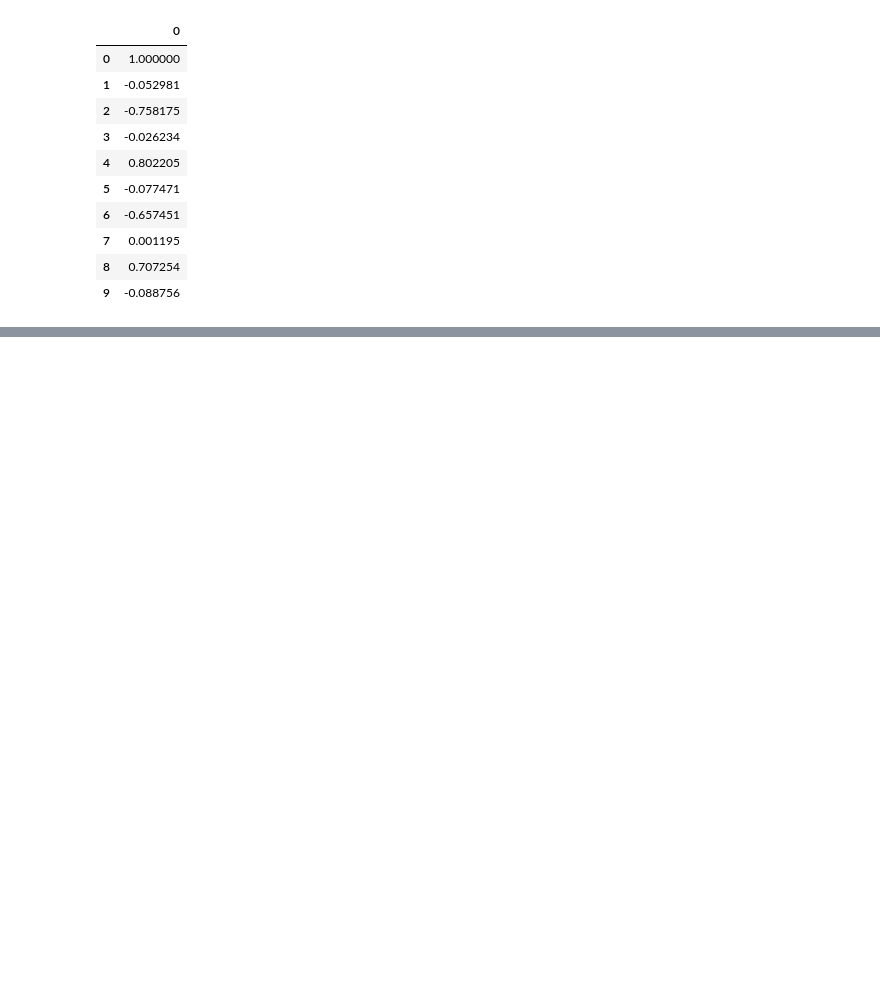
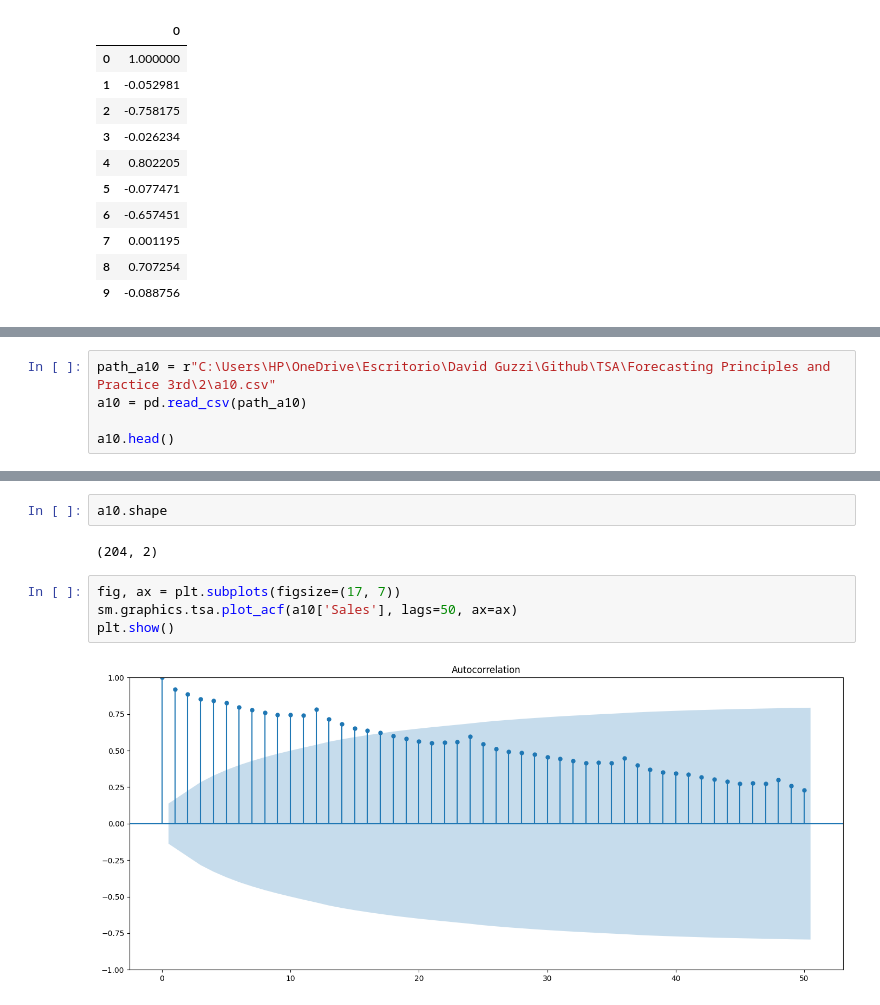
Before and after one commit to DavidGuzzi/TSA, a Jupyter notebook: Forecasting Principles and Practice 3rd/2/acf.ipynb, the cells around one changed output, grey strips where cells are left out. Cells and saved outputs as stored; diff of their text form; blank space fills up the shorter version.

```diff
--- a/Forecasting Principles and Practice 3rd/2/acf.ipynb
+++ b/Forecasting Principles and Practice 3rd/2/acf.ipynb
@@ -105,0 +112,5 @@ pd.DataFrame(acf)
+# %%
+path_a10 = r"C:\Users\HP\OneDrive\Escritorio\David Guzzi\Github\TSA\Forecasting Principles and Practice 3rd\2\a10.csv"
+a10 = pd.read_csv(path_a10)
+
+a10.head()
@@ -105,0 +124,10 @@ pd.DataFrame(acf)
+# %%
+a10.shape
+# %% [output]
+(204, 2)
+# %%
+fig, ax = plt.subplots(figsize=(17, 7))
+sm.graphics.tsa.plot_acf(a10['Sales'], lags=50, ax=ax)
+plt.show()
+# %% [output]
+[figure, added]
```
Also changed, not shown: parts of 3 cells of this notebook.
